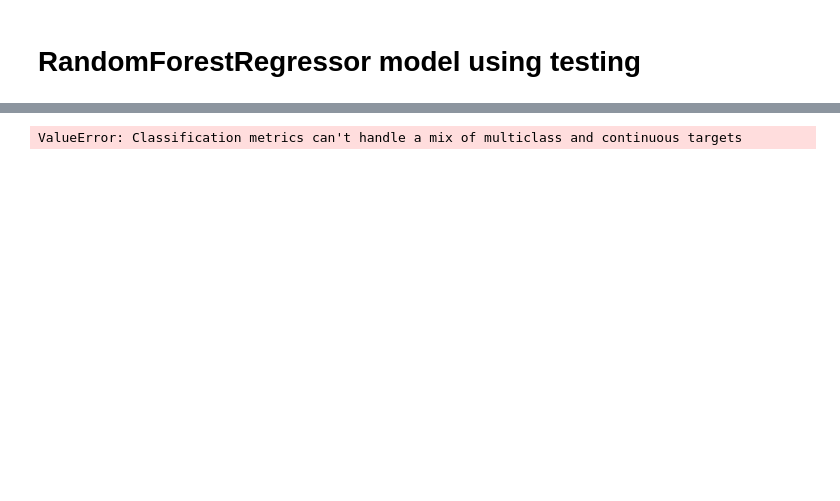
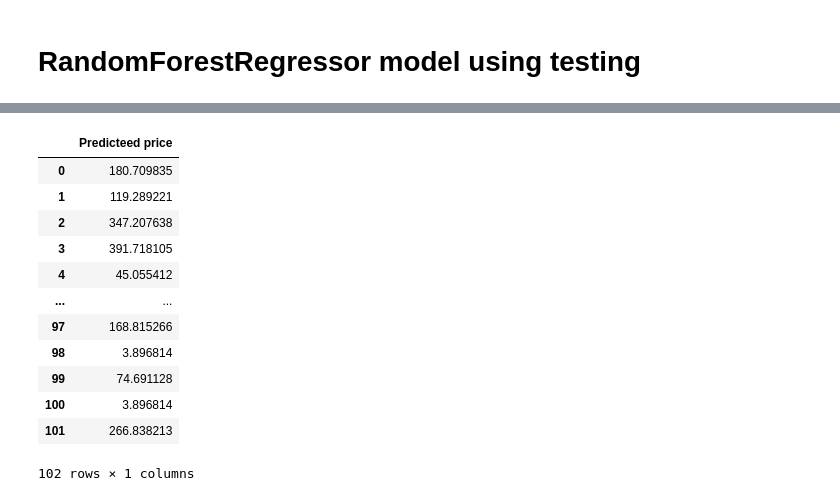
Before and after one commit to Nimanthaka-Bhashana/Mobile_Price_Predictor, a Jupyter notebook: notebooks/Notebook1.ipynb, the cells around one changed output, grey strips where cells are left out. Drawn from its saved outputs; the diff is of its cells as text; code cells hidden in the pictures; blank space fills up the shorter version.

```diff
--- a/notebooks/Notebook1.ipynb
+++ b/notebooks/Notebook1.ipynb
@@ -503,3 +533,17 @@ array([387.33357143])
 # %%
+y_pred_df=pd.DataFrame(y_predit,columns=["Predicteed price"])
+y_pred_df
 # %% [output]
+|  | Predicteed price |
+| 0 | 180.709835 |
+| 1 | 119.289221 |
+| 2 | 347.207638 |
+| 3 | 391.718105 |
+| 4 | 45.055412 |
+| ... | ... |
+| 97 | 168.815266 |
+| 98 | 3.896814 |
+| 99 | 74.691128 |
+| 100 | 3.896814 |
+| 101 | 266.838213 |
-ValueError: Classification metrics can't handle a mix of multiclass and continuous targets
+102 rows × 1 columns
```
Also changed, not shown: parts of 23 cells of this notebook, 4 other files.
